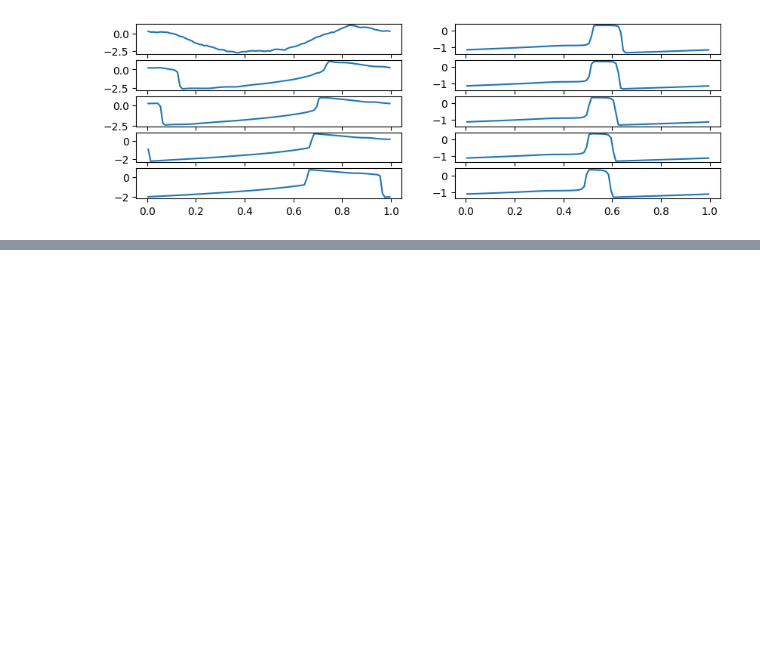
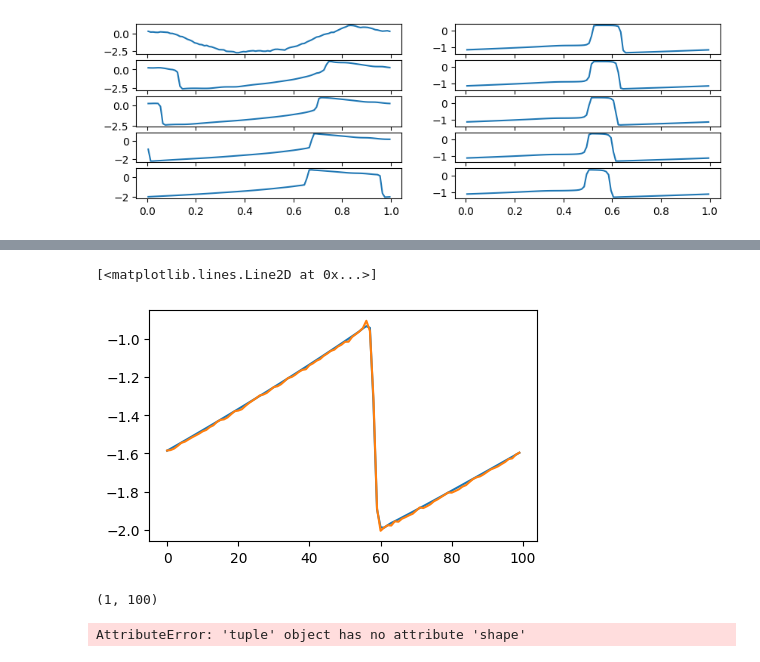
Before and after one commit to xx257xx/CONTEXT_FLUX_NO, a Jupyter notebook: prototype_dpot.ipynb, the cells around one changed output, grey strips where cells are left out. Cells and saved outputs as stored; diff of their text form; code cells hidden in the pictures; blank space fills up the shorter version.

```diff
--- a/prototype_dpot.ipynb
+++ b/prototype_dpot.ipynb
@@ -137,0 +173,19 @@ def train(
+# %%
+batch, _ = loader.load_batch(loader.init())
+u1_pred = eqx.filter_vmap(model)(batch[0][:, :-1])
+# %%
+sample_ind = 5
+fig, ax = plt.subplots(1, 1, figsize=(5, 3))
+ax.plot(batch[0][sample_ind, -1][0], label="Data")
+ax.plot(u1_pred[0][sample_ind, 0], label="Pred")
+# %% [output]
+[<matplotlib.lines.Line2D at 0x...>]
+[figure, added]
+# %%
+batch[0][sample_ind, -1].shape
+# %% [output]
+(1, 100)
+# %%
+u1_pred.shape
+# %% [output]
+AttributeError: 'tuple' object has no attribute 'shape'
```
Also changed, not shown: parts of 10 cells of this notebook, 4 other files.
